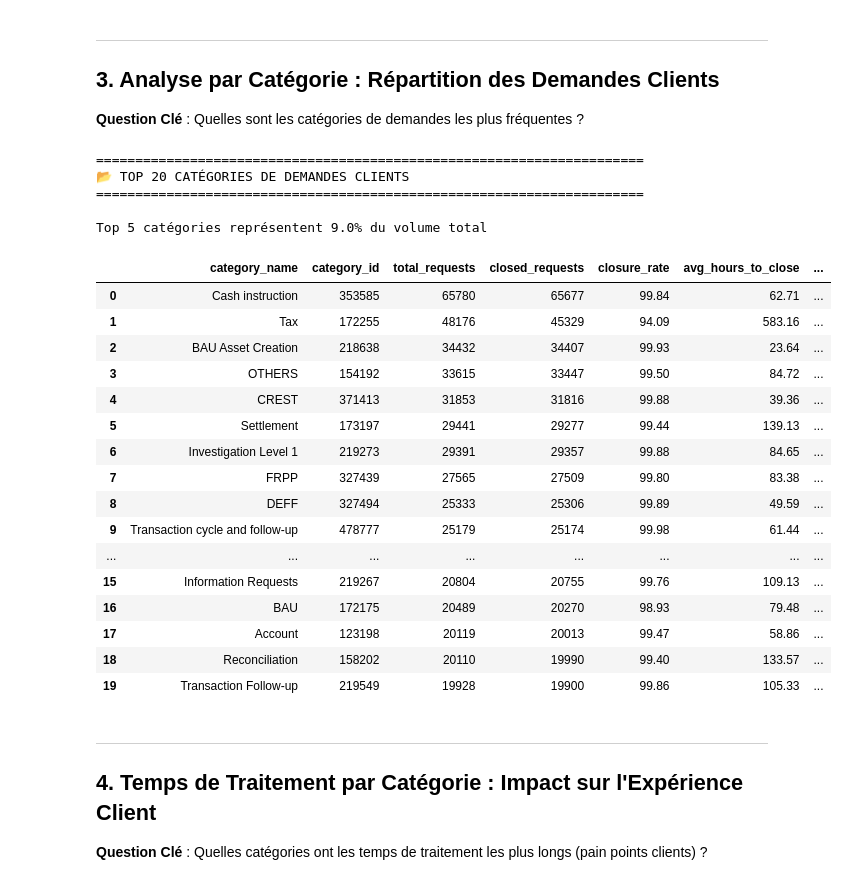
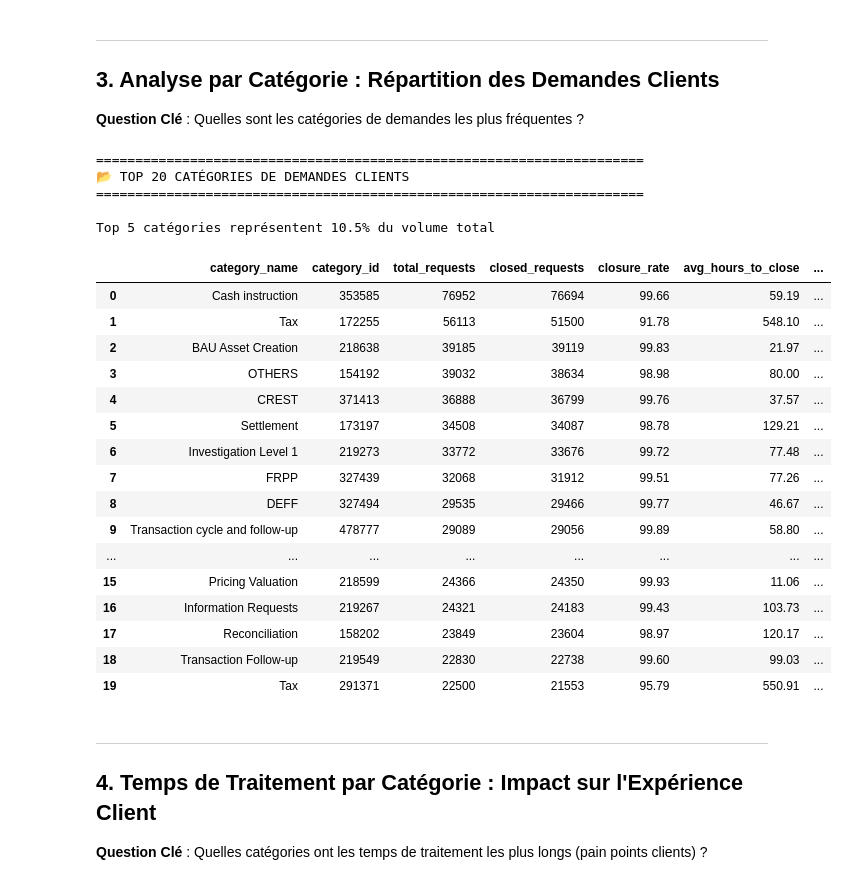
Before and after one commit to jbouniol/bdd-bnpparibas, a Jupyter notebook: Notebook/JO_Analysis.ipynb, the cells around one changed output. Saved outputs shown, nothing was run; the diff lists cells and outputs as text; code cells hidden in the pictures.

```diff
--- a/Notebook/JO_Analysis.ipynb
+++ b/Notebook/JO_Analysis.ipynb
@@ -95,51 +95,51 @@ display(stats_global)
 # %%
 # Répartition par catégorie (Top 20)
 category_distribution = pd.read_sql_query("""
 SELECT
     c.NAME as category_name,
     c.ID as category_id,
     COUNT(sr.ID) as total_requests,
     COUNT(CASE WHEN sr.CLOSINGDATE IS NOT NULL THEN 1 END) as closed_requests,
     ROUND(COUNT(CASE WHEN sr.CLOSINGDATE IS NOT NULL THEN 1 END) * 100.0 / COUNT(sr.ID), 2) as closure_rate,
     ROUND(AVG(CAST((julianday(sr.CLOSINGDATE) - julianday(sr.CREATIONDATE)) * 24 AS REAL)), 2) as avg_hours_to_close,
     ROUND(COUNT(sr.ID) * 100.0 / (SELECT COUNT(*) FROM sr ), 2) as pct_of_total
 FROM sr
 LEFT JOIN category c ON sr.CATEGORY_ID = c.ID
-WHERE strftime('%Y-%m', sr.CREATIONDATE) BETWEEN '2024-01' AND '2025-09'
+
 GROUP BY c.ID, c.NAME
 ORDER BY total_requests DESC
 LIMIT 20
 """, conn)
 
 print("="*70)
 print("📂 TOP 20 CATÉGORIES DE DEMANDES CLIENTS")
 print("="*70)
 print(f"\nTop 5 catégories représentent {category_distribution.head(5)['pct_of_total'].sum():.1f}% du volume total\n")
 
 display(category_distribution)
 # %% [output]
 ======================================================================
 📂 TOP 20 CATÉGORIES DE DEMANDES CLIENTS
 ======================================================================
 
-Top 5 catégories représentent 9.0% du volume total
+Top 5 catégories représentent 10.5% du volume total
 |  | category_name | category_id | total_requests | closed_requests | closure_rate | avg_hours_to_close | ... |
-| 0 | Cash instruction | 353585 | 65780 | 65677 | 99.84 | 62.71 | ... |
-| 1 | Tax | 172255 | 48176 | 45329 | 94.09 | 583.16 | ... |
-| 2 | BAU Asset Creation | 218638 | 34432 | 34407 | 99.93 | 23.64 | ... |
-| 3 | OTHERS | 154192 | 33615 | 33447 | 99.50 | 84.72 | ... |
-| 4 | CREST | 371413 | 31853 | 31816 | 99.88 | 39.36 | ... |
-| 5 | Settlement | 173197 | 29441 | 29277 | 99.44 | 139.13 | ... |
-| 6 | Investigation Level 1 | 219273 | 29391 | 29357 | 99.88 | 84.65 | ... |
-| 7 | FRPP | 327439 | 27565 | 27509 | 99.80 | 83.38 | ... |
-| 8 | DEFF | 327494 | 25333 | 25306 | 99.89 | 49.59 | ... |
-| 9 | Transaction cycle and follow-up | 478777 | 25179 | 25174 | 99.98 | 61.44 | ... |
+| 0 | Cash instruction | 353585 | 76952 | 76694 | 99.66 | 59.19 | ... |
+| 1 | Tax | 172255 | 56113 | 51500 | 91.78 | 548.10 | ... |
+| 2 | BAU Asset Creation | 218638 | 39185 | 39119 | 99.83 | 21.97 | ... |
+| 3 | OTHERS | 154192 | 39032 | 38634 | 98.98 | 80.00 | ... |
+| 4 | CREST | 371413 | 36888 | 36799 | 99.76 | 37.57 | ... |
+| 5 | Settlement | 173197 | 34508 | 34087 | 98.78 | 129.21 | ... |
+| 6 | Investigation Level 1 | 219273 | 33772 | 33676 | 99.72 | 77.48 | ... |
+| 7 | FRPP | 327439 | 32068 | 31912 | 99.51 | 77.26 | ... |
+| 8 | DEFF | 327494 | 29535 | 29466 | 99.77 | 46.67 | ... |
+| 9 | Transaction cycle and follow-up | 478777 | 29089 | 29056 | 99.89 | 58.80 | ... |
 | ... | ... | ... | ... | ... | ... | ... | ... |
-| 15 | Information Requests | 219267 | 20804 | 20755 | 99.76 | 109.13 | ... |
-| 16 | BAU | 172175 | 20489 | 20270 | 98.93 | 79.48 | ... |
-| 17 | Account | 123198 | 20119 | 20013 | 99.47 | 58.86 | ... |
-| 18 | Reconciliation | 158202 | 20110 | 19990 | 99.40 | 133.57 | ... |
-| 19 | Transaction Follow-up | 219549 | 19928 | 19900 | 99.86 | 105.33 | ... |
+| 15 | Pricing Valuation | 218599 | 24366 | 24350 | 99.93 | 11.06 | ... |
+| 16 | Information Requests | 219267 | 24321 | 24183 | 99.43 | 103.73 | ... |
+| 17 | Reconciliation | 158202 | 23849 | 23604 | 98.97 | 120.17 | ... |
+| 18 | Transaction Follow-up | 219549 | 22830 | 22738 | 99.60 | 99.03 | ... |
+| 19 | Tax | 291371 | 22500 | 21553 | 95.79 | 550.91 | ... |
 # %%
 # Visualisation : Répartition par catégorie
 fig = px.bar(
```
Also changed, not shown: parts of 9 cells of this notebook, 15 other files.
